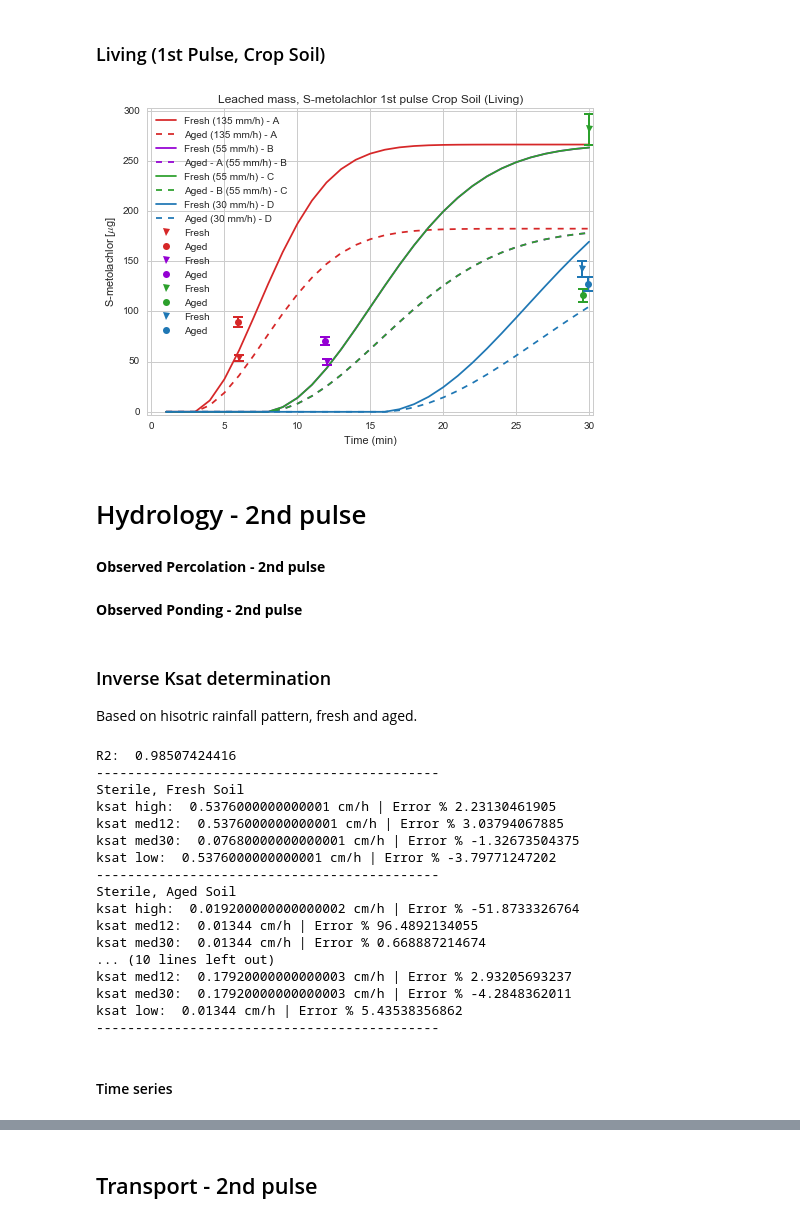
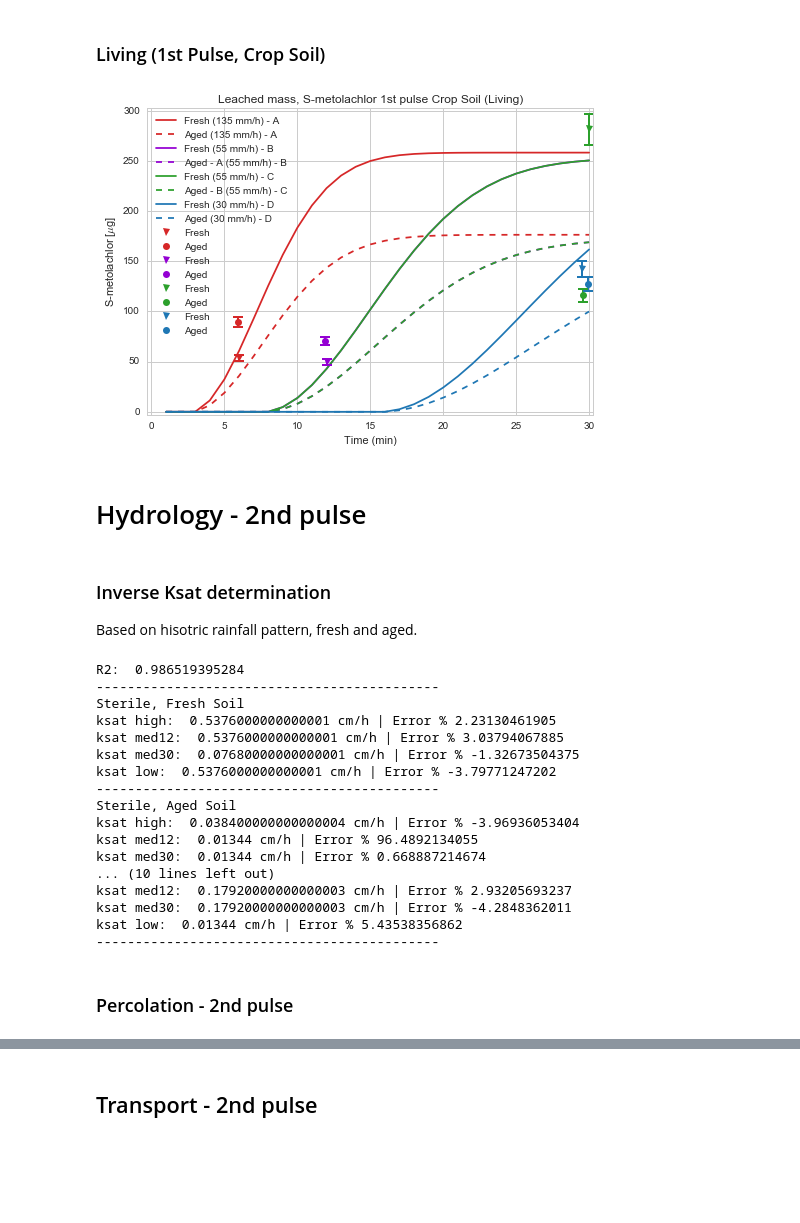
Before and after one commit to DayTimeChunks/LeachingSimulations, a Jupyter notebook: S-metolachlor Crop Soil 4 Events.ipynb, the cells around one changed output, grey strips where cells are left out. Drawn from its saved outputs; the diff is of its cells as text; code cells hidden in the pictures; blank space fills up the shorter version.

```diff
--- a/S-metolachlor Crop Soil 4 Events.ipynb
+++ b/S-metolachlor Crop Soil 4 Events.ipynb
@@ -72,10 +97,10 @@ leach_low_30min = np.array([20.037, 17.508, 22.376, 20.085])
 # %% [markdown]
 #### Computation
 # %%
-water_data = leachsim(kSat = kSat_crop,
+water_data = leachsim(kSat = kSat,
                       soil_height=soil_height1,
                       soil = 'Alteck',
-                      psi=psi_crop)
+                      psi=psi)
 # %% [output]
 Mass balance True
 Mass balance 0.0
@@ -194,2 +187,11 @@ time_sizes1 = [time_size_135mmh, time_size_135mmh,
+# %%
+hydro1 = extract(
+    water_data,
+    isFirstCycle = True
+)
+
+percol_data1 = hydro1[0]
+runoff_data1 = hydro1[1]
+time_sizes1 = hydro1[2]
 # %% [markdown]
 ## Transport - 1st pulse
@@ -439,18 +246,26 @@ Scenario - modality - Predicted error prcnt (%) | Predicted | Observed |
 x = 2
 # %%
 pest_living_1st = pest_linear_x(
-    Kd_smeto_living,
+    Kd_pest_living,
     x,
-    smCr_dict_L_1st,
-    pb_crop_i1, pb_crop_f1,
-    percol_data1, runoff_data1,
+    pest_dict_L_1st,
+    pb_i1, pb_f1,
+    percol_data1, percol_data1,
     time_sizes1,
     area, soil_height1,
     d, runoff_vel,
-    soil = "Alteck",
+    soil,
     KFILM = True,
     isFirstCycle = True,
     isLiving = True)
+
+
+output_pesti_params = extract_goodness_pest(
+        pest_living_1st,
+        output_pesti_params,
+        soil_short,
+        isLiving = True,
+        isFirstCycle = True)
 # %% [output]
 1st Pulse
 Living
@@ -553 +295,7 @@ mass_pond_living1 = stackdata8(cum_time_30min,
+# %%
+data_stack = pest_living_1st['Data_stack']
+living1 = extract_pest(data_stack)
+
+mass_percol_living1 = living1[0]
+mass_pond_living1 = living1[1]
 # %% [markdown]
@@ -571,14 +319,14 @@ pestiplot_condition(
 # %%
 pestiplot_condition(
     mass_percol_living1,
-    smCr_dict_L_1st,
-    'S-metolachlor',
-    soil_type='Crop Soil',
+    pest_dict_L_1st,
+    pesticide,
+    soil_type,
     cycle = '1st pulse',
     LEACH = True,
     STERILE = False
 )
 # %% [output]
-[figure, old version]
+[figure, new version]
 # %% [markdown]
 # Hydrology - 2nd pulse
@@ -592,2 +332,0 @@ soil_height2 = 20  # mm
-# %% [markdown]
-**Observed Percolation - 2nd pulse**
@@ -609,2 +332,0 @@ leach_low_30min = np.array([29.656, 9.375, 0.409, 3.385])
-# %% [markdown]
-**Observed Ponding - 2nd pulse**
@@ -627,18 +336,25 @@ roff_low_30min = np.array([0, 22.618, 28.598, 27.314])
 Based on hisotric rainfall pattern, fresh and aged.
 # %%
 water2_ktest = leachsim3(
-    leach_high_6min,
-    leach_med_12min, leach_med_30min,
-    leach_low_30min,
-    kSat = [kSat_crop/25, kSat_crop/50, kSat_crop/75, kSat_crop/100,
-            kSat_crop/125, kSat_crop/150, kSat_crop/175,
-            kSat_crop/200, kSat_crop/250, kSat_crop/700, kSat_crop/1000],
+    soil,
+    kSat = [
+        kSat/25, kSat/50,  kSat/75,
+        kSat/100, kSat/125, kSat/150,
+        kSat/175, kSat/200, kSat/250,
+        kSat/350, kSat/500, kSat/700, kSat/1000],
     soil_height=soil_height2,
-    soil = 'Alteck',
     isFirstCycle = False
 )
+
+output_hydro_params = extract_goodness(
+    water2_ktest,
+    output_hydro_params,
+    soil_short,
+    isFirstCycle = False,
+    isAGED = None
+)
 # %% [output]
-R2:  0.98507424416
+R2:  0.986519395284
 --------------------------------------------
 Sterile, Fresh Soil
 ksat high:  0.5376000000000001 cm/h | Error % 2.23130461905
@@ -647,7 +363,7 @@ ksat med30:  0.07680000000000001 cm/h | Error % -1.32673504375
 ksat low:  0.5376000000000001 cm/h | Error % -3.79771247202
 --------------------------------------------
 Sterile, Aged Soil
-ksat high:  0.019200000000000002 cm/h | Error % -51.8733326764
+ksat high:  0.038400000000000004 cm/h | Error % -3.96936053404
 ksat med12:  0.01344 cm/h | Error % 96.4892134055
 ksat med30:  0.01344 cm/h | Error % 0.668887214674
 ... (10 lines left out)
@@ -655,5 +371,3 @@ ksat med12:  0.17920000000000003 cm/h | Error % 2.93205693237
 ksat med30:  0.17920000000000003 cm/h | Error % -4.2848362011
 ksat low:  0.01344 cm/h | Error % 5.43538356862
 --------------------------------------------
-# %% [markdown]
-#### Time series
@@ -730,0 +374,2 @@ time_sizes2 = [time_size_135mmh, time_size_135mmh,
+# %% [markdown]
+### Percolation - 2nd pulse
```
Also changed, not shown: parts of 76 cells of this notebook, 5 other files.
